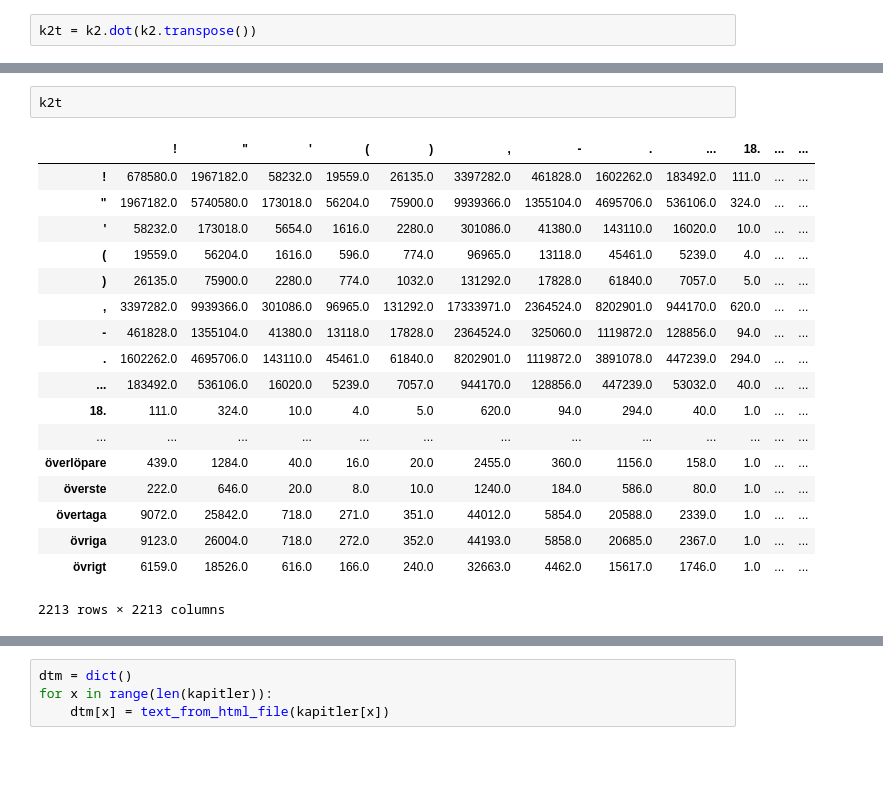
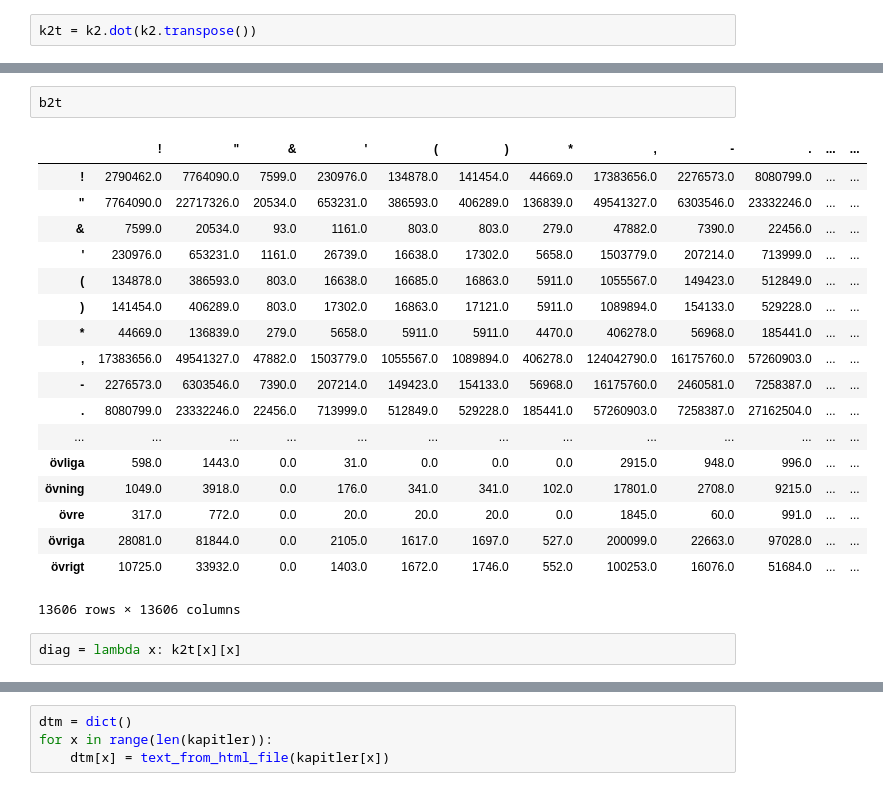
Before and after one commit to Yoonsen/Mining_the_digital_bookshelf, a Jupyter notebook: Heidi Karlsen/Heidi_notebook/Nye tema november 2019/Kryssmodellering.ipynb, the cells around one changed output, grey strips where cells are left out. Saved outputs shown, nothing was run; the diff lists cells and outputs as text; blank space fills up the shorter version.

```diff
--- a/Heidi Karlsen/Heidi_notebook/Nye tema november 2019/Kryssmodellering.ipynb
+++ b/Heidi Karlsen/Heidi_notebook/Nye tema november 2019/Kryssmodellering.ipynb
@@ -91,21 +78,23 @@ k2[tot > 1000]
-# %%
-k2t
-# %% [output]
-|  | ! | " | ' | ( | ) | , | - | . | ... | 18. | ... | ... |
-| ! | 678580.0 | 1967182.0 | 58232.0 | 19559.0 | 26135.0 | 3397282.0 | 461828.0 | 1602262.0 | 183492.0 | 111.0 | ... | ... |
-| " | 1967182.0 | 5740580.0 | 173018.0 | 56204.0 | 75900.0 | 9939366.0 | 1355104.0 | 4695706.0 | 536106.0 | 324.0 | ... | ... |
-| ' | 58232.0 | 173018.0 | 5654.0 | 1616.0 | 2280.0 | 301086.0 | 41380.0 | 143110.0 | 16020.0 | 10.0 | ... | ... |
-| ( | 19559.0 | 56204.0 | 1616.0 | 596.0 | 774.0 | 96965.0 | 13118.0 | 45461.0 | 5239.0 | 4.0 | ... | ... |
-| ) | 26135.0 | 75900.0 | 2280.0 | 774.0 | 1032.0 | 131292.0 | 17828.0 | 61840.0 | 7057.0 | 5.0 | ... | ... |
-| , | 3397282.0 | 9939366.0 | 301086.0 | 96965.0 | 131292.0 | 17333971.0 | 2364524.0 | 8202901.0 | 944170.0 | 620.0 | ... | ... |
-| - | 461828.0 | 1355104.0 | 41380.0 | 13118.0 | 17828.0 | 2364524.0 | 325060.0 | 1119872.0 | 128856.0 | 94.0 | ... | ... |
-| . | 1602262.0 | 4695706.0 | 143110.0 | 45461.0 | 61840.0 | 8202901.0 | 1119872.0 | 3891078.0 | 447239.0 | 294.0 | ... | ... |
-| ... | 183492.0 | 536106.0 | 16020.0 | 5239.0 | 7057.0 | 944170.0 | 128856.0 | 447239.0 | 53032.0 | 40.0 | ... | ... |
-| 18. | 111.0 | 324.0 | 10.0 | 4.0 | 5.0 | 620.0 | 94.0 | 294.0 | 40.0 | 1.0 | ... | ... |
-| ... | ... | ... | ... | ... | ... | ... | ... | ... | ... | ... | ... | ... |
-| överlöpare | 439.0 | 1284.0 | 40.0 | 16.0 | 20.0 | 2455.0 | 360.0 | 1156.0 | 158.0 | 1.0 | ... | ... |
-| överste | 222.0 | 646.0 | 20.0 | 8.0 | 10.0 | 1240.0 | 184.0 | 586.0 | 80.0 | 1.0 | ... | ... |
-| övertaga | 9072.0 | 25842.0 | 718.0 | 271.0 | 351.0 | 44012.0 | 5854.0 | 20588.0 | 2339.0 | 1.0 | ... | ... |
-| övriga | 9123.0 | 26004.0 | 718.0 | 272.0 | 352.0 | 44193.0 | 5858.0 | 20685.0 | 2367.0 | 1.0 | ... | ... |
-| övrigt | 6159.0 | 18526.0 | 616.0 | 166.0 | 240.0 | 32663.0 | 4462.0 | 15617.0 | 1746.0 | 1.0 | ... | ... |
-2213 rows × 2213 columns
+# %%
+b2t
+# %% [output]
+|  | ! | " | & | ' | ( | ) | * | , | - | . | ... | ... |
+| ! | 2790462.0 | 7764090.0 | 7599.0 | 230976.0 | 134878.0 | 141454.0 | 44669.0 | 17383656.0 | 2276573.0 | 8080799.0 | ... | ... |
+| " | 7764090.0 | 22717326.0 | 20534.0 | 653231.0 | 386593.0 | 406289.0 | 136839.0 | 49541327.0 | 6303546.0 | 23332246.0 | ... | ... |
+| & | 7599.0 | 20534.0 | 93.0 | 1161.0 | 803.0 | 803.0 | 279.0 | 47882.0 | 7390.0 | 22456.0 | ... | ... |
+| ' | 230976.0 | 653231.0 | 1161.0 | 26739.0 | 16638.0 | 17302.0 | 5658.0 | 1503779.0 | 207214.0 | 713999.0 | ... | ... |
+| ( | 134878.0 | 386593.0 | 803.0 | 16638.0 | 16685.0 | 16863.0 | 5911.0 | 1055567.0 | 149423.0 | 512849.0 | ... | ... |
+| ) | 141454.0 | 406289.0 | 803.0 | 17302.0 | 16863.0 | 17121.0 | 5911.0 | 1089894.0 | 154133.0 | 529228.0 | ... | ... |
+| * | 44669.0 | 136839.0 | 279.0 | 5658.0 | 5911.0 | 5911.0 | 4470.0 | 406278.0 | 56968.0 | 185441.0 | ... | ... |
+| , | 17383656.0 | 49541327.0 | 47882.0 | 1503779.0 | 1055567.0 | 1089894.0 | 406278.0 | 124042790.0 | 16175760.0 | 57260903.0 | ... | ... |
+| - | 2276573.0 | 6303546.0 | 7390.0 | 207214.0 | 149423.0 | 154133.0 | 56968.0 | 16175760.0 | 2460581.0 | 7258387.0 | ... | ... |
+| . | 8080799.0 | 23332246.0 | 22456.0 | 713999.0 | 512849.0 | 529228.0 | 185441.0 | 57260903.0 | 7258387.0 | 27162504.0 | ... | ... |
+| ... | ... | ... | ... | ... | ... | ... | ... | ... | ... | ... | ... | ... |
+| övliga | 598.0 | 1443.0 | 0.0 | 31.0 | 0.0 | 0.0 | 0.0 | 2915.0 | 948.0 | 996.0 | ... | ... |
+| övning | 1049.0 | 3918.0 | 0.0 | 176.0 | 341.0 | 341.0 | 102.0 | 17801.0 | 2708.0 | 9215.0 | ... | ... |
+| övre | 317.0 | 772.0 | 0.0 | 20.0 | 20.0 | 20.0 | 0.0 | 1845.0 | 60.0 | 991.0 | ... | ... |
+| övriga | 28081.0 | 81844.0 | 0.0 | 2105.0 | 1617.0 | 1697.0 | 527.0 | 200099.0 | 22663.0 | 97028.0 | ... | ... |
+| övrigt | 10725.0 | 33932.0 | 0.0 | 1403.0 | 1672.0 | 1746.0 | 552.0 | 100253.0 | 16076.0 | 51684.0 | ... | ... |
+13606 rows × 13606 columns
+# %%
+diag = lambda x: k2t[x][x]
```
Also changed, not shown: parts of 18 cells of this notebook, 3 other files.
